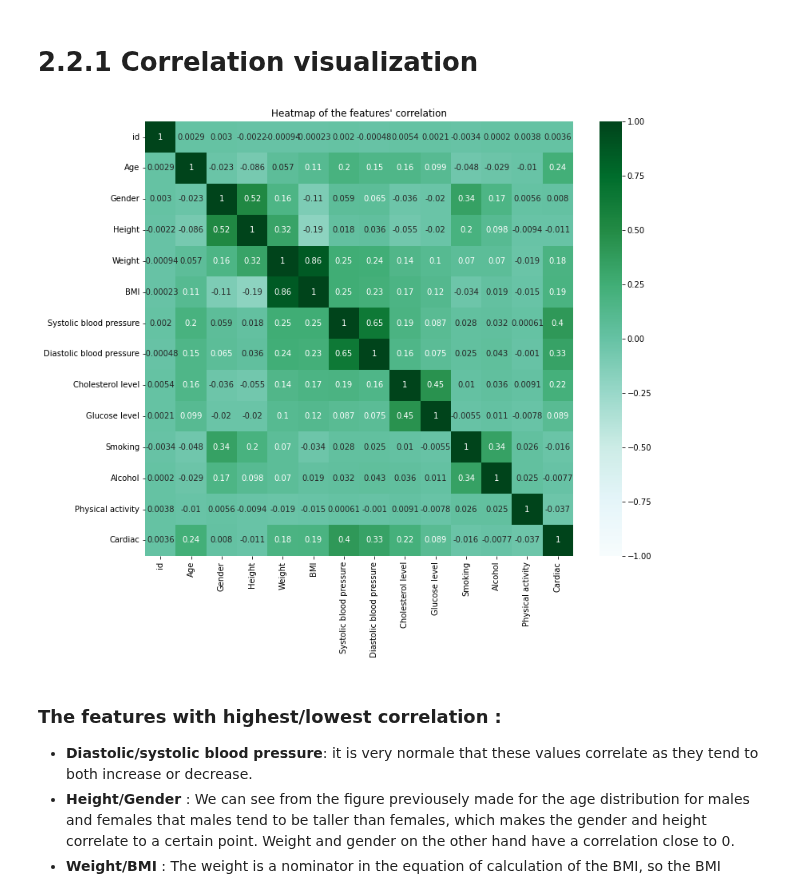
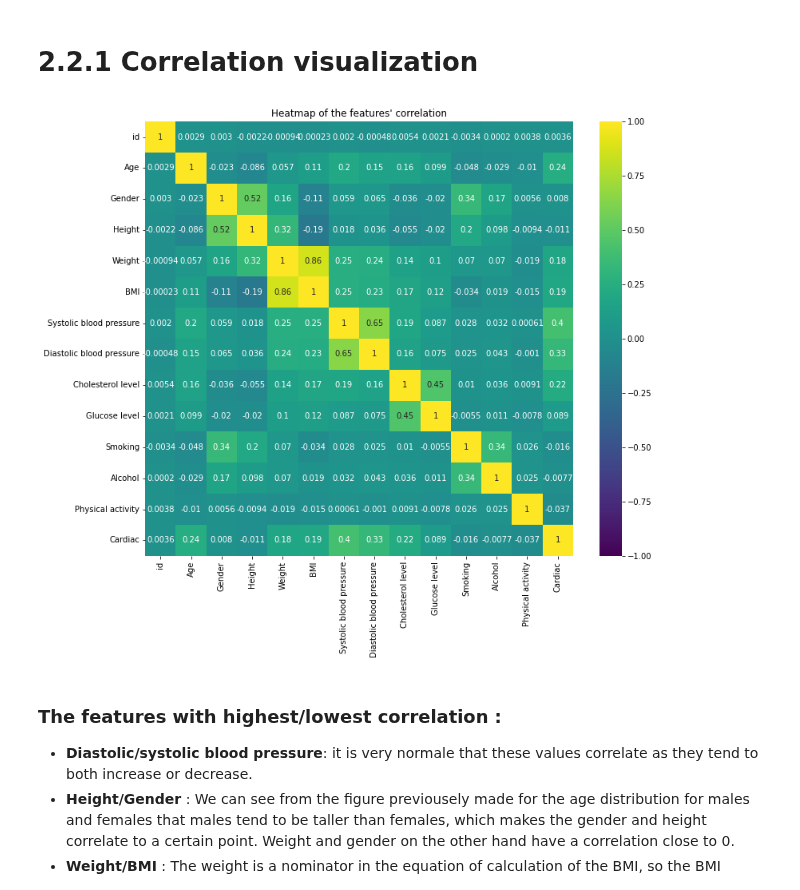
Before and after one commit to SamiFatmi/Machine-Learning-SAMI-FATMI, a Jupyter notebook: Labs/2-Disease_prediction.ipynb, the cells around one changed output. Drawn from its saved outputs; the diff is of its cells as text; code cells hidden in the pictures.

Commit message:
Changed heatmap color

```diff
--- a/Labs/2-Disease_prediction.ipynb
+++ b/Labs/2-Disease_prediction.ipynb
@@ -303,24 +303,24 @@ plt.show()
 # %%
 corr_df = df_modified.rename(columns ={"age":"Age",
                                         "gender":"Gender",
                                         "height":"Height",
                                         "weight":"Weight",
                                         "ap_hi":"Systolic blood pressure",
                                         "ap_lo":"Diastolic blood pressure",
                                         "cholesterol":"Cholesterol level",
                                         "gluc":"Glucose level",
                                         "smoke":"Smoking",
                                         "alco":"Alcohol",
                                         "active":"Physical activity",
                                         "cardio":"Cardiac",
                                         })
 
 plt.figure(figsize=(12, 10))
-sns.heatmap(corr_df.corr(), vmin=-1, vmax=1, annot=True, cmap="BuGn")
+sns.heatmap(corr_df.corr(), vmin=-1, vmax=1, annot=True, cmap="viridis")
 plt.title("Heatmap of the features' correlation")
 plt.show()
 # %% [output]
-[figure, old version]
+[figure, new version]
 # %% [markdown]
 ### The features with highest/lowest correlation :
 - **Diastolic/systolic blood pressure**: it is very normale that these values correlate as they tend to both increase or decrease.
```
Also changed, not shown: parts of 1 cell of this notebook.
